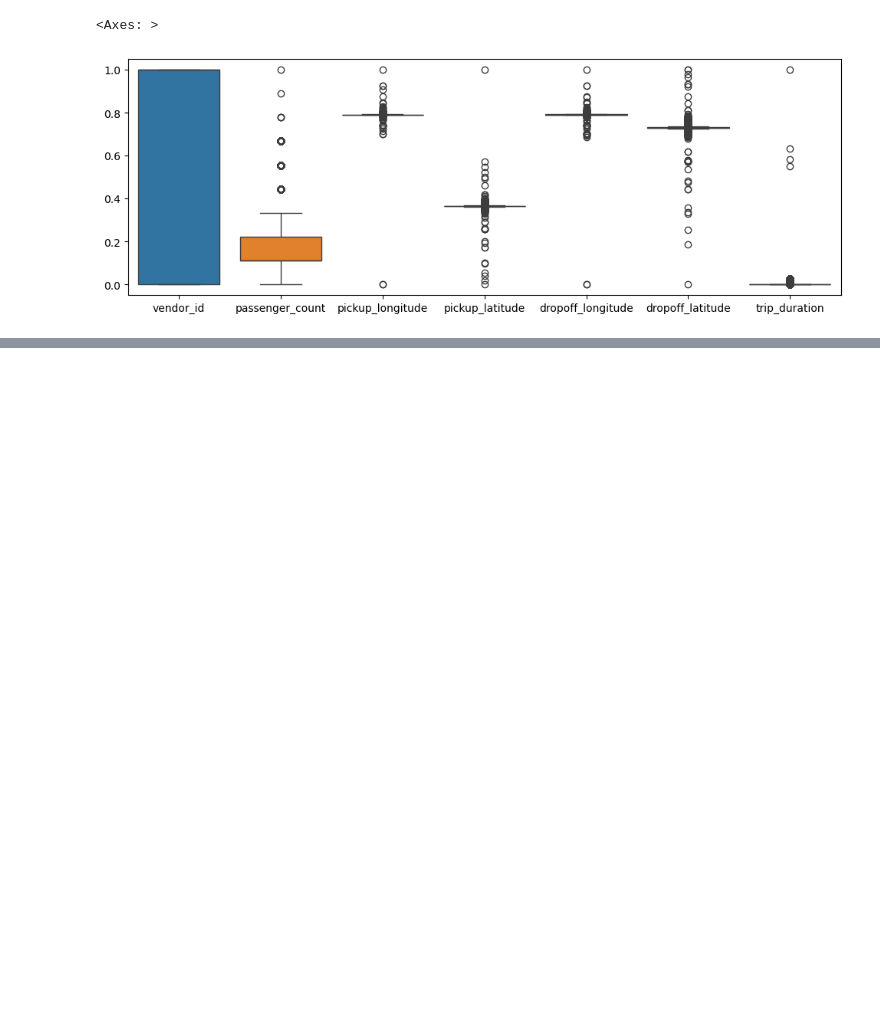
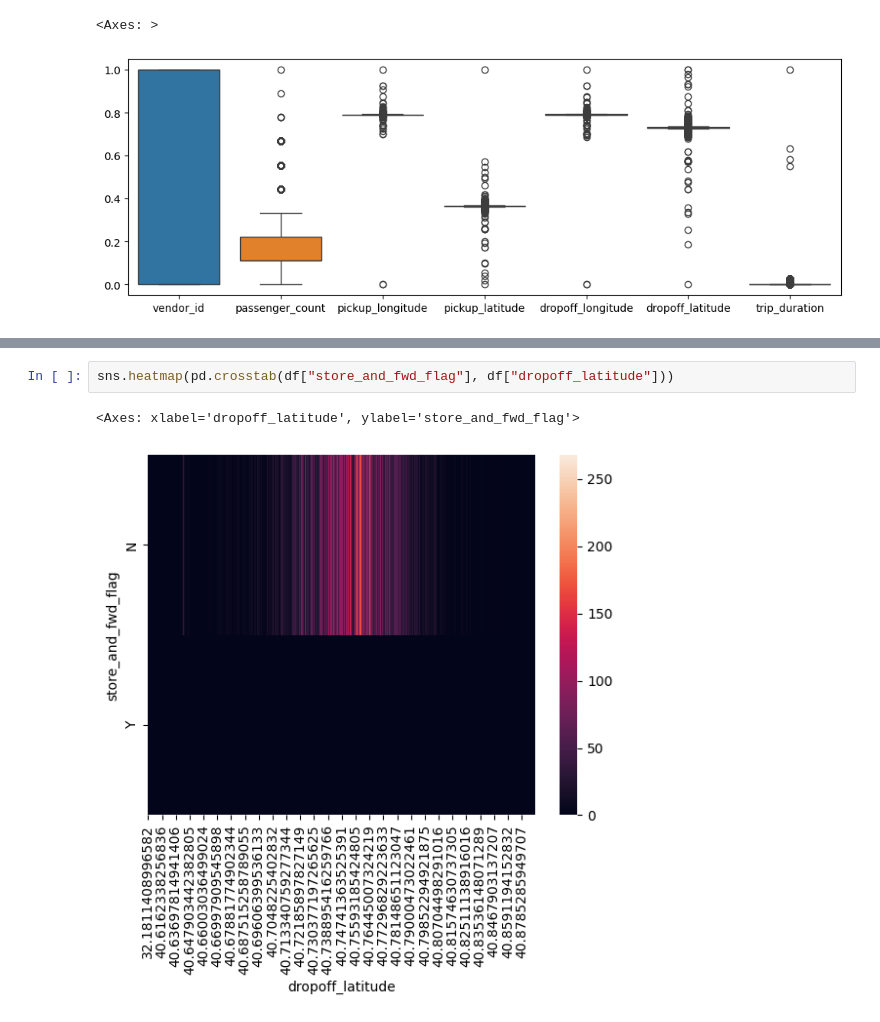
Before and after one commit to Chriishero/Programmation, a Jupyter notebook: Python/Intelligence Artificielle/Projet/New York City Taxi Trip Duration (Kaggle)/analysis.ipynb, the cells around one changed output, grey strips where cells are left out. Cells and saved outputs as stored; diff of their text form; blank space fills up the shorter version.

```diff
--- a/Python/Intelligence Artificielle/Projet/New York City Taxi Trip Duration (Kaggle)/analysis.ipynb
+++ b/Python/Intelligence Artificielle/Projet/New York City Taxi Trip Duration (Kaggle)/analysis.ipynb
@@ -177,0 +214,5 @@ sns.boxplot(data=scaled_df)
+# %%
+sns.heatmap(pd.crosstab(df["store_and_fwd_flag"], df["dropoff_latitude"]))
+# %% [output]
+<Axes: xlabel='dropoff_latitude', ylabel='store_and_fwd_flag'>
+[figure, added]
```
Also changed, not shown: parts of 4 cells of this notebook, 1 other file.
